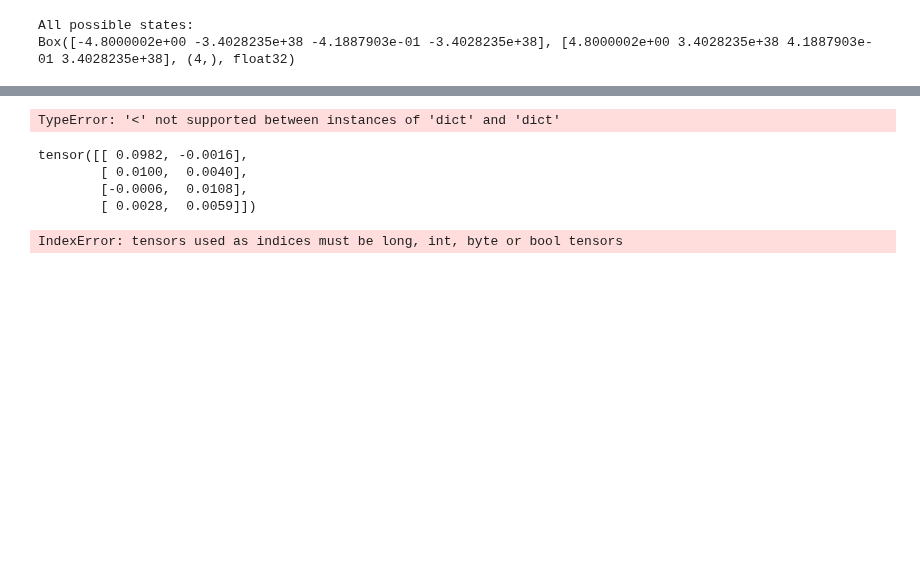
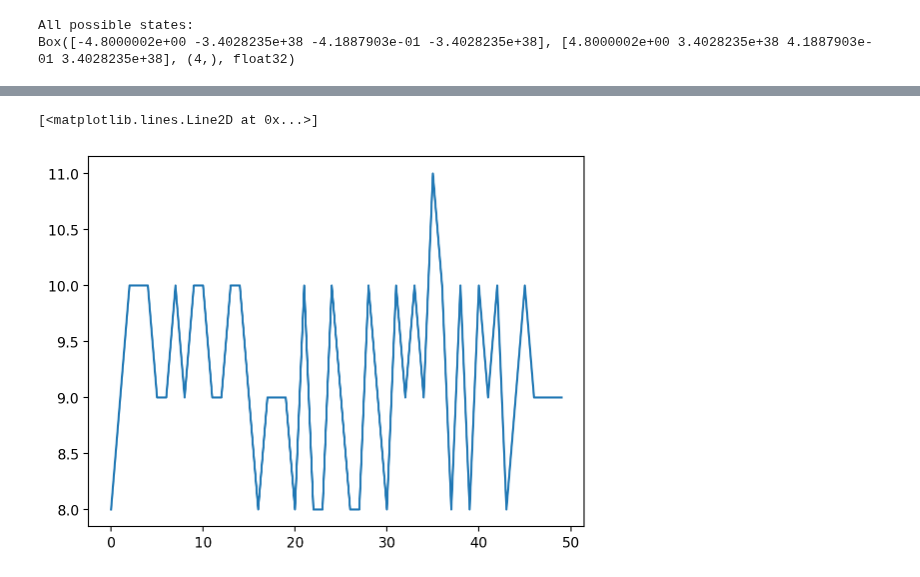
Before and after one commit to patel-zeel/nbblog, a Jupyter notebook: posts/2023-Dec-11-gym.ipynb, the cells around one changed output, grey strips where cells are left out. Cells and saved outputs as stored; diff of their text form; code cells hidden in the pictures; blank space fills up the shorter version.

```diff
--- a/posts/2023-Dec-11-gym.ipynb
+++ b/posts/2023-Dec-11-gym.ipynb
@@ -92,3 +92,6 @@ Episode finished after 93 timesteps
 # Create a q table
 num_states = env.observation_space.shape[0]
 num_actions = env.action_space.n
+# %%
+i = 1
+bins = np.linspace(env.observation_space.low[i], env.observation_space.high[i], num_bins[i] + 1)[1:-1]
@@ -95,6 +102,6 @@ num_actions = env.action_space.n
 # %%
 # Define the number of bins for each dimension
-num_bins = [16, 16, 16, 16]  # Adjust these values based on your preference
+num_bins = [3, 3, 3, 3]  # Adjust these values based on your preference
 
 # Discretize the continuous state space
 def discretize_state(state, num_bins):
@@ -106,7 +113,7 @@ def discretize_state(state, num_bins):
 
 
 # Initialize Q-table with zeros
-q_table = torch.zeros(num_bins + [env.action_space.n])
+q_table = 1e-2*torch.randn(num_bins + [env.action_space.n])
 
 def update_q_table(q_table, state, action, reward, next_state, learning_rate, discount_factor):
     state = tuple(state)
@@ -122,7 +149,7 @@ learning_rate = 0.1
 discount_factor = 0.9
 # %%
 # Learn q-table without epsilon greedy approach and print rewards
-num_episodes = 10
+num_episodes = 50
 render_mode = False
 # %%
 # Print all possible states
@@ -150,23 +177,31 @@ Sample State: [-4.6630378e+00  4.8043669e+37 -1.4580821e-01  2.4613882e+38]
 # %%
+rewards = []  # List to store rewards for each episode
+
 # Training loop
 for episode in range(num_episodes):
-    state = discretize_state(env.reset(), num_bins)
+    print("Episode:", episode)
+    state, info = env.reset(seed=episode)
+    state = discretize_state(state, num_bins)
+    episode_reward = 0
 
     while True:
         # Choose action using the current Q-table
         action = torch.argmax(q_table[state]).item()
 
         # Take the chosen action and observe the next state and reward
-        next_state, reward, done, _ = env.step(action)
+        next_state, reward, terminated, truncated, info = env.step(action)
         next_state = discretize_state(next_state, num_bins)
 
         # Update the Q-table using the Q-learning update rule
         q_table = update_q_table(q_table, state, action, reward, next_state, learning_rate, discount_factor)
 
+        episode_reward += reward
         state = next_state
 
-        if done:
+        if truncated or terminated:
             break
+    rewards.append(episode_reward)
+    print("Episode reward:", episode_reward)
 
 # Print the learned Q-table
 print("Learned Q-table:")
@@ -176,15 +227,5 @@ TypeError: '<' not supported between instances of 'dict' and 'dict'
-# %%
-discretize_state(env.reset(), num_bins)
-# %% [output]
-TypeError: '<' not supported between instances of 'dict' and 'dict'
-# %%
-q_table
-# %% [output]
-tensor([[ 0.0982, -0.0016],
-        [ 0.0100,  0.0040],
-        [-0.0006,  0.0108],
-        [ 0.0028,  0.0059]])
-# %%
-q_table[state]
-# %% [output]
-IndexError: tensors used as indices must be long, int, byte or bool tensors
+# %%
+plt.plot(rewards)
+# %% [output]
+[<matplotlib.lines.Line2D at 0x...>]
+[figure, added]
```
Also changed, not shown: parts of 4 cells of this notebook.
